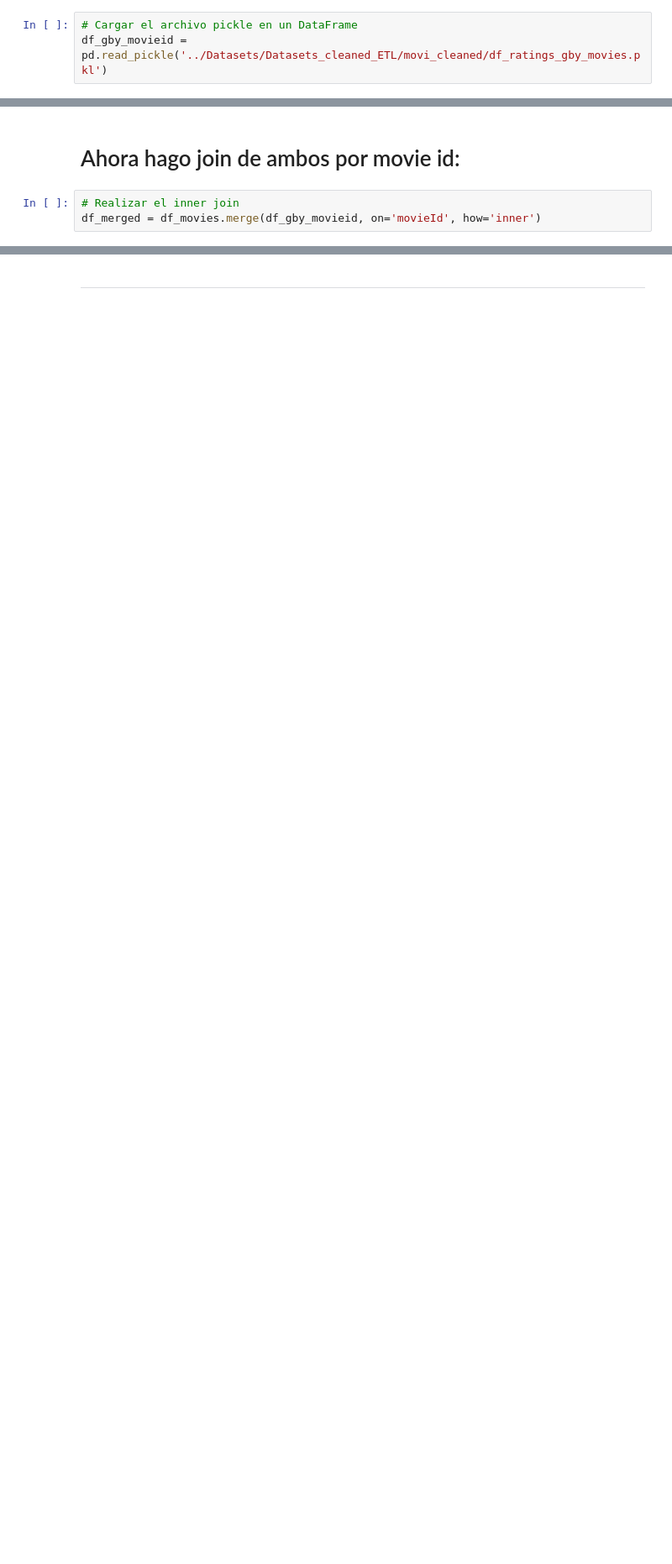
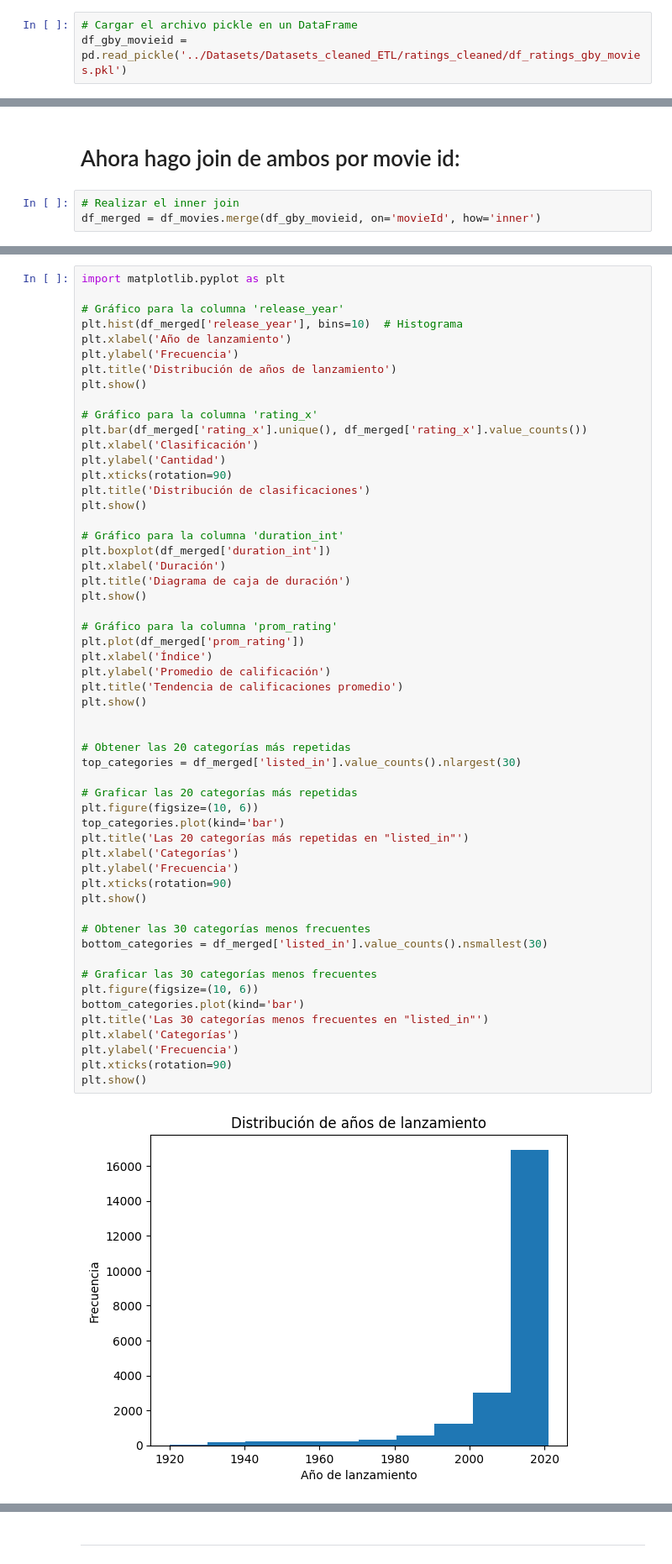
Before and after one commit to Lucaramallo/PI-1---REINTENTO, a Jupyter notebook: ETL/ETL_combinated_movies_ratings.ipynb, the cells around one changed output, grey strips where cells are left out. Shown at 84% size. Drawn from its saved outputs; the diff is of its cells as text; blank space fills up the shorter version.

```diff
--- a/ETL/ETL_combinated_movies_ratings.ipynb
+++ b/ETL/ETL_combinated_movies_ratings.ipynb
@@ -36,7 +36,7 @@ df_movies.tail(5)
 ________________________________________________________________________________________________________________________________________________________________________________________________________________________________________________________________________
 # %%
 # Cargar el archivo pickle en un DataFrame
-df_gby_movieid = pd.read_pickle('../Datasets/Datasets_cleaned_ETL/movi_cleaned/df_ratings_gby_movies.pkl')
+df_gby_movieid = pd.read_pickle('../Datasets/Datasets_cleaned_ETL/ratings_cleaned/df_ratings_gby_movies.pkl')
 # %%
 df_gby_movieid.info()
 # %% [output]
@@ -87,0 +79,57 @@ df_merged.tail()
+# %%
+import matplotlib.pyplot as plt
+
+# Gráfico para la columna 'release_year'
+plt.hist(df_merged['release_year'], bins=10)  # Histograma
+plt.xlabel('Año de lanzamiento')
+plt.ylabel('Frecuencia')
+plt.title('Distribución de años de lanzamiento')
+plt.show()
+
+# Gráfico para la columna 'rating_x'
+plt.bar(df_merged['rating_x'].unique(), df_merged['rating_x'].value_counts())
+plt.xlabel('Clasificación')
+plt.ylabel('Cantidad')
+plt.xticks(rotation=90)
+plt.title('Distribución de clasificaciones')
+plt.show()
+
+# Gráfico para la columna 'duration_int'
+plt.boxplot(df_merged['duration_int'])
+plt.xlabel('Duración')
+plt.title('Diagrama de caja de duración')
+plt.show()
+
+# Gráfico para la columna 'prom_rating'
+plt.plot(df_merged['prom_rating'])
+plt.xlabel('Índice')
+plt.ylabel('Promedio de calificación')
+plt.title('Tendencia de calificaciones promedio')
+plt.show()
+
+
+# Obtener las 20 categorías más repetidas
+top_categories = df_merged['listed_in'].value_counts().nlargest(30)
+
+# Graficar las 20 categorías más repetidas
+plt.figure(figsize=(10, 6))
+top_categories.plot(kind='bar')
+plt.title('Las 20 categorías más repetidas en "listed_in"')
+plt.xlabel('Categorías')
+plt.ylabel('Frecuencia')
+plt.xticks(rotation=90)
+plt.show()
+
+# Obtener las 30 categorías menos frecuentes
+bottom_categories = df_merged['listed_in'].value_counts().nsmallest(30)
+
+# Graficar las 30 categorías menos frecuentes
+plt.figure(figsize=(10, 6))
+bottom_categories.plot(kind='bar')
+plt.title('Las 30 categorías menos frecuentes en "listed_in"')
+plt.xlabel('Categorías')
+plt.ylabel('Frecuencia')
+plt.xticks(rotation=90)
+plt.show()
+# %% [output]
+[figure, added]
```
Also changed, not shown: parts of 6 cells of this notebook, 7 other files.
